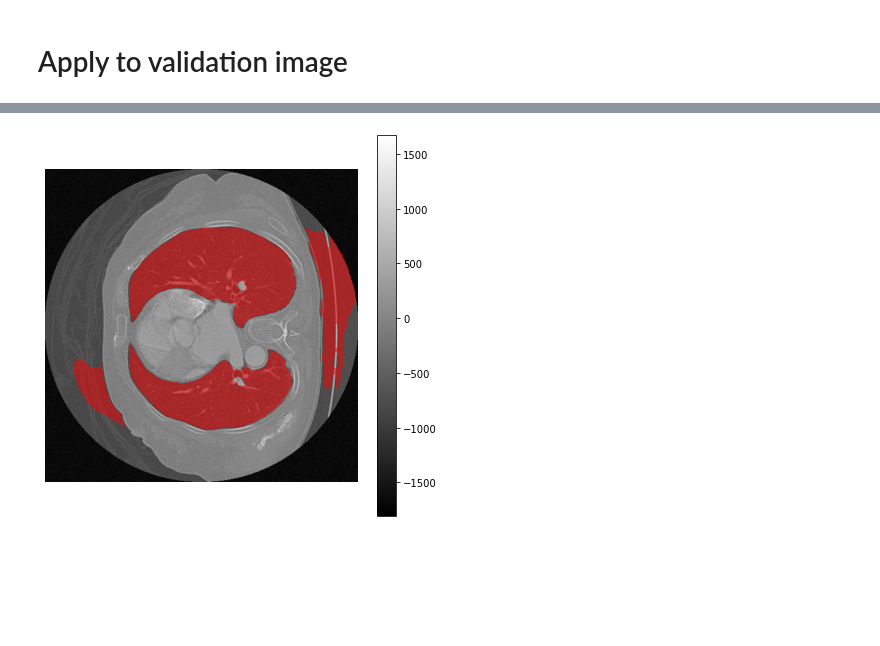
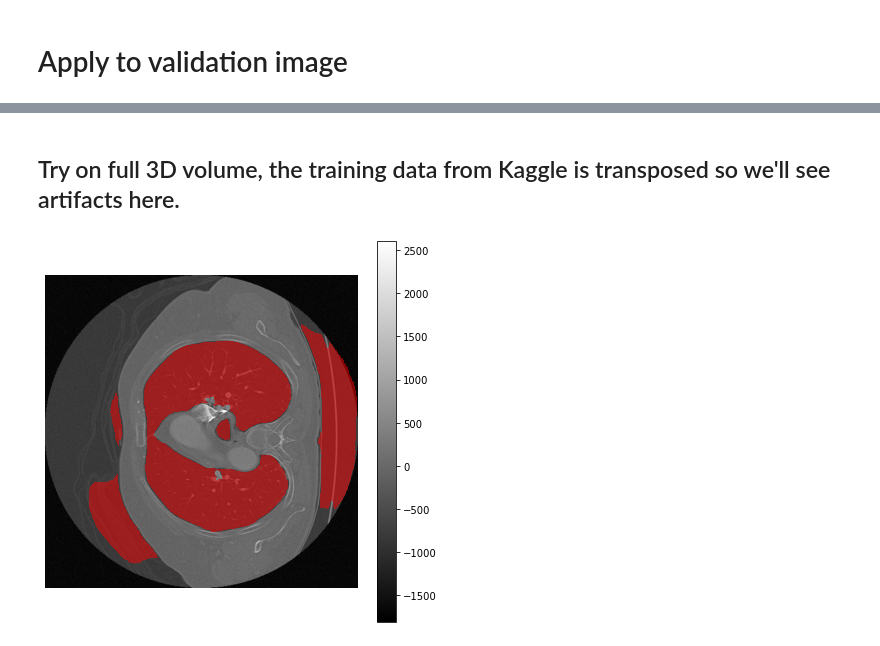
Before and after one commit to JakeKitzmann/SlicerLab, a Jupyter notebook: ModelTraining.ipynb, the cells around one changed output, grey strips where cells are left out. Cells and saved outputs as stored; diff of their text form; code cells hidden in the pictures; blank space fills up the shorter version.

```diff
--- a/ModelTraining.ipynb
+++ b/ModelTraining.ipynb
@@ -492,6 +492,8 @@ def predict_volume(model, image, device, batch_size=8):
             prediction[:, :, start:end] = np.moveaxis(predictions, 0, 2)
 
     return prediction
+# %% [markdown]
+## Try on full 3D volume, the training data from Kaggle is transposed so we'll see artifacts here.
 # %%
 test_im = sitk.ReadImage(image_files[3])
 
@@ -502,6 +504,6 @@ prediction = predict_volume(
     batch_size=8
 )
 # %%
-show_slice(test_im, sitk.GetImageFromArray(prediction), slice_num=60)
+show_slice(test_im, sitk.GetImageFromArray(prediction), slice_num=80)
 # %% [output]
-[figure, old version]
+[figure, new version]
```
Also changed, not shown: 1 other file.
